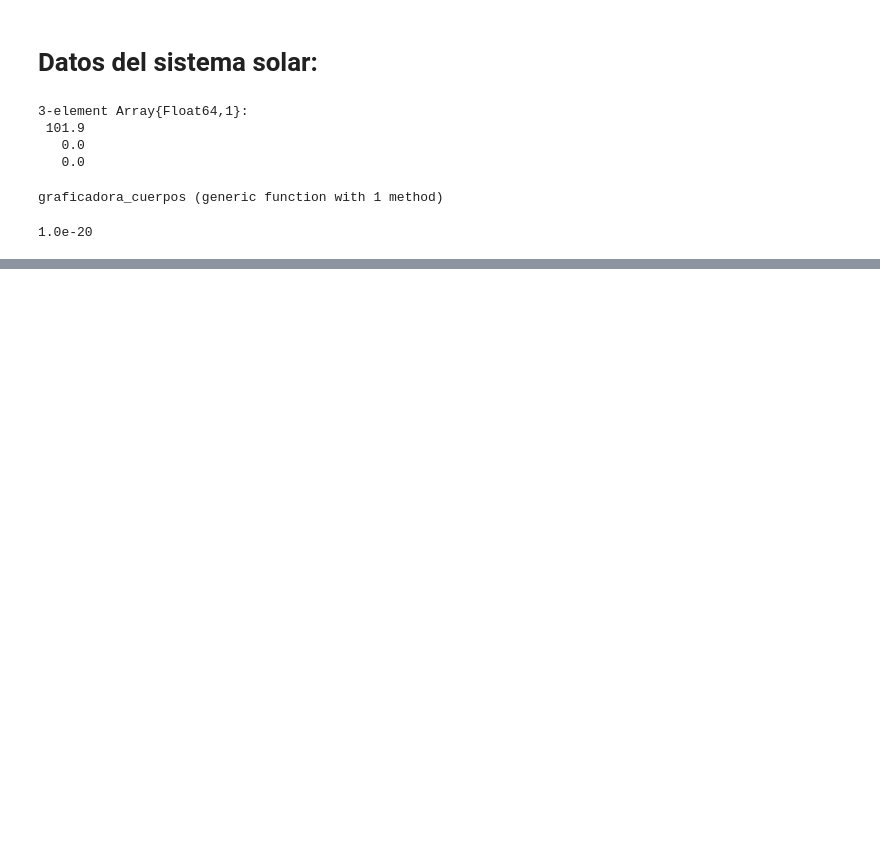
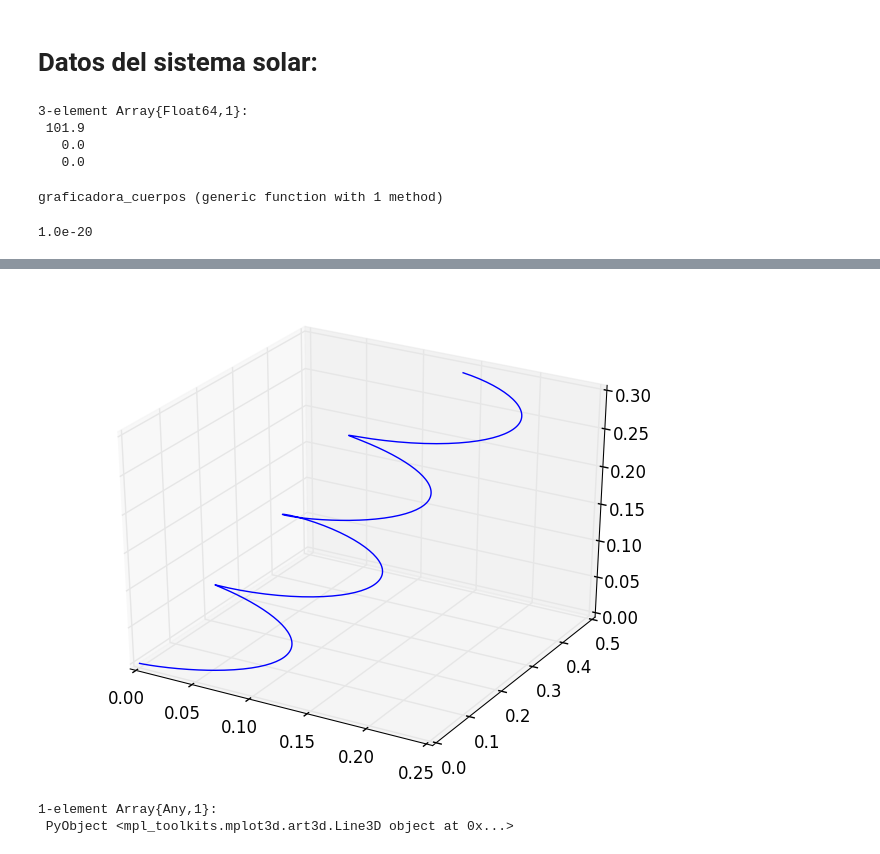
Before and after one commit to spinacho/Escuela, a Jupyter notebook: Séptimo semestre/Temas selectos FCI/Solar_syst_data.ipynb, the cells around one changed output, grey strips where cells are left out. Saved outputs shown, nothing was run; the diff lists cells and outputs as text; code cells hidden in the pictures; blank space fills up the shorter version.

```diff
--- a/Séptimo semestre/Temas selectos FCI/Solar_syst_data.ipynb
+++ b/Séptimo semestre/Temas selectos FCI/Solar_syst_data.ipynb
@@ -67,2 +54,2 @@ plot(Q[28],Q[29])
 # %%
-graficadora_cuerpos([0,0,0,1,0,0,0,3,0,-5,0,0],[0,0,0,0,0.7,0,-0.3,0,0,0,-0.3,0],0,20,[1,1e-7,1e-7,1e-7],[])
+T,Q,V=TaylorIntegrator([0,0,0,1,0,0,0,1,0],[0,0,0,0,0.5,0.3,1,0,0],0,10,sistema,[1,1e-1,1e-2],3);
@@ -71,0 +76,8 @@ PyObject <matplotlib.legend.Legend object at 0x...>
+# %%
+plot3D(Q[1],Q[2],Q[3])
+#plot(Q[4],Q[5])
+#plot(Q[7],Q[8])
+# %% [output]
+[figure, added]
+1-element Array{Any,1}:
+ PyObject <mpl_toolkits.mplot3d.art3d.Line3D object at 0x...>
```
Also changed, not shown: parts of 9 cells of this notebook, 9 other files.
